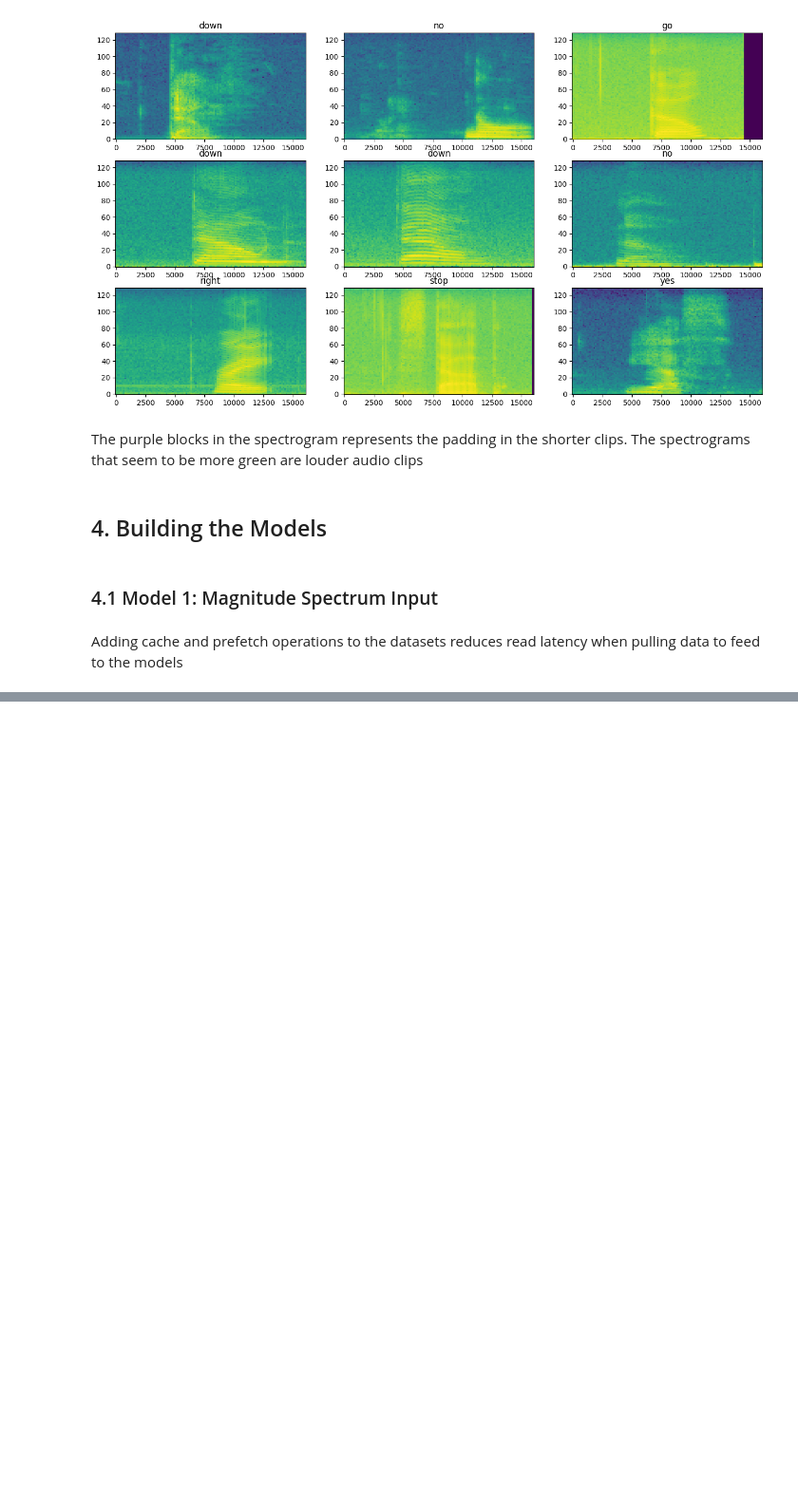
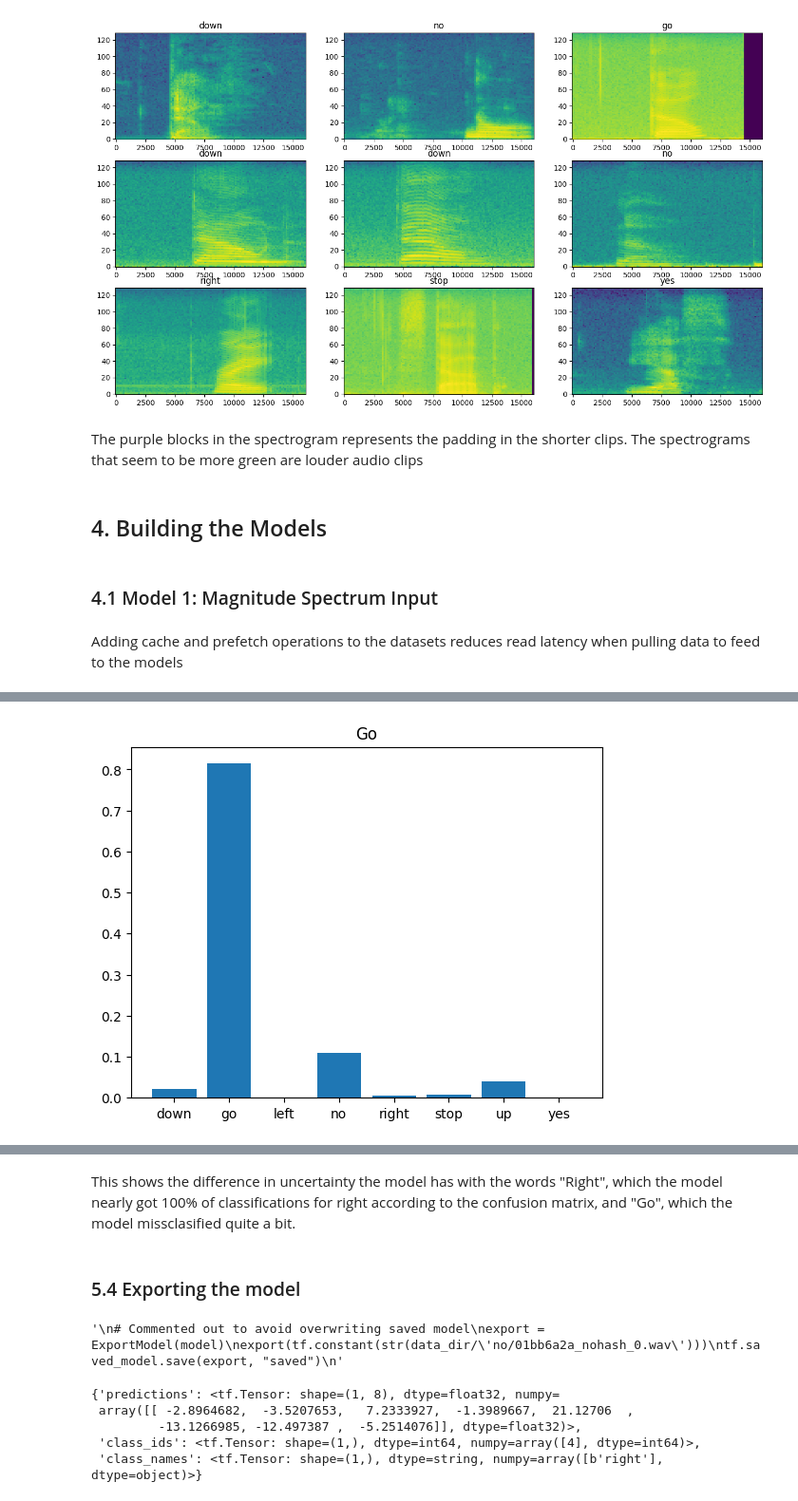
Before and after one commit to Lucas-Piccininni/628_Final_Project, a Jupyter notebook: Command_Recognition.ipynb, the cells around one changed output, grey strips where cells are left out. Shown at 95% size. Saved outputs shown, nothing was run; the diff lists cells and outputs as text; code cells hidden in the pictures; blank space fills up the shorter version.

```diff
--- a/Command_Recognition.ipynb
+++ b/Command_Recognition.ipynb
@@ -314,0 +834,18 @@ Make models using FFT and STFT as inputs and compare results. Alter hyperparamet
+# %%
+x = data_dir/'go/0d53e045_nohash_0.wav'  #'no/01bb6a2a_nohash_0.wav'
+x = tf.io.read_file(str(x))
+x, sample_rate = tf.audio.decode_wav(x, desired_channels=1, desired_samples=SAMPLING_RATE,)
+x = tf.squeeze(x, axis=-1)
+waveform = x
+x, _ = get_spectrogram(x, _)
+x = x[tf.newaxis,...]
+
+prediction = model(x)
+x_labels = label_names
+plt.bar(x_labels, tf.nn.softmax(prediction[0]))
+plt.title('Go')
+plt.show()
+
+display.display(display.Audio(waveform, rate=16000))
+# %% [output]
+[figure, added]
@@ -314,0 +853,4 @@ Make models using FFT and STFT as inputs and compare results. Alter hyperparamet
+# %% [markdown]
+This shows the difference in uncertainty the model has with the words "Right", which the model nearly got 100% of classifications for right according to the confusion matrix, and "Go", which the model missclasified quite a bit.
+# %% [markdown]
+### 5.4 Exporting the model
@@ -314,0 +887,18 @@ Make models using FFT and STFT as inputs and compare results. Alter hyperparamet
+# %%
+'''
+# Commented out to avoid overwriting saved model
+export = ExportModel(model)
+export(tf.constant(str(data_dir/'no/01bb6a2a_nohash_0.wav')))
+tf.saved_model.save(export, "saved")
+'''
+# %% [output]
+'\n# Commented out to avoid overwriting saved model\nexport = ExportModel(model)\nexport(tf.constant(str(data_dir/\'no/01bb6a2a_nohash_0.wav\')))\ntf.saved_model.save(export, "saved")\n'
+# %%
+imported = tf.saved_model.load("saved")
+imported(waveform[tf.newaxis, :])
+# %% [output]
+{'predictions': <tf.Tensor: shape=(1, 8), dtype=float32, numpy=
+ array([[ -2.8964682,  -3.5207653,   7.2333927,  -1.3989667,  21.12706  ,
+         -13.1266985, -12.497387 ,  -5.2514076]], dtype=float32)>,
+ 'class_ids': <tf.Tensor: shape=(1,), dtype=int64, numpy=array([4], dtype=int64)>,
+ 'class_names': <tf.Tensor: shape=(1,), dtype=string, numpy=array([b'right'], dtype=object)>}
```
Also changed, not shown: parts of 48 cells of this notebook, 5 other files.
